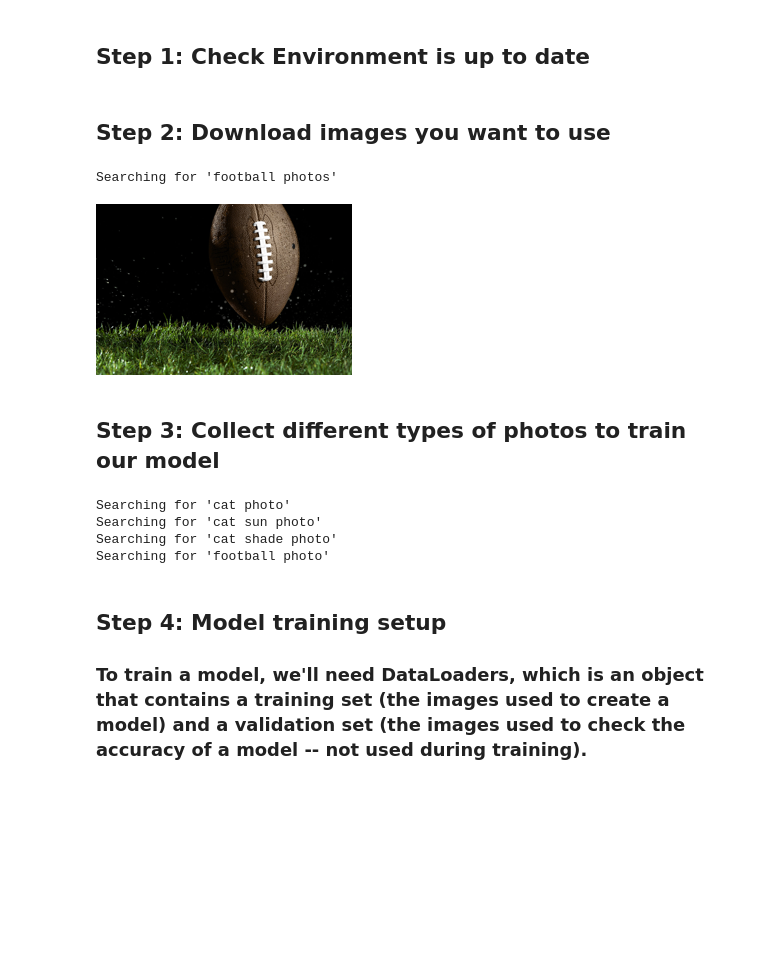
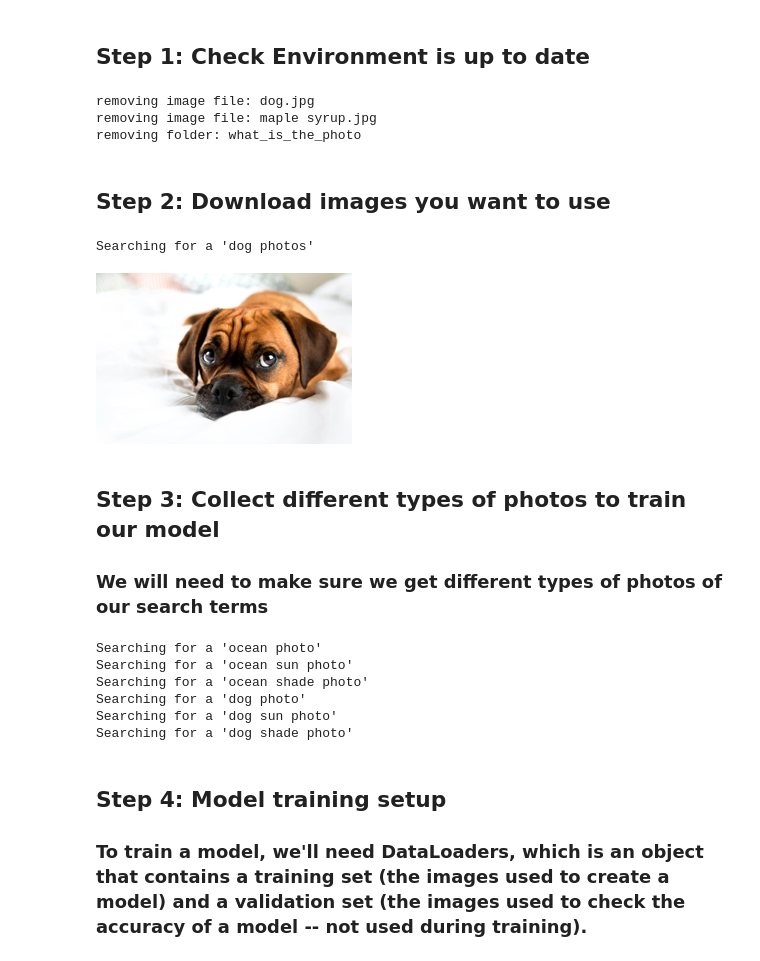
Before and after one commit to tedelman91/image_recognition, a Jupyter notebook: image-recognition.ipynb, the cells around one changed output. Cells and saved outputs as stored; diff of their text form; code cells hidden in the pictures; blank space fills up the shorter version.

```diff
--- a/image-recognition.ipynb
+++ b/image-recognition.ipynb
@@ -8,32 +3,59 @@ serach_term = 'football'
+# %%
+!pip install -Uqq fastai duckduckgo_search
+
+import os, shutil
+
+
+working_dir = os.listdir()
+
+for item in working_dir:
+    if item.endswith(".jpg") and item != "ocean.jpg":
+        print("removing image file: " + str(item))
+        os.remove(item)
+    if str(item) == ("what_is_the_photo"):
+        print("removing folder: " + str(item))
+        shutil.rmtree("what_is_the_photo")
+# %% [output]
+removing image file: dog.jpg
+removing image file: maple syrup.jpg
+removing folder: what_is_the_photo
 # %% [markdown]
 ## Step 2: Download images you want to use
 # %%
 #installs necessary python packages
 from duckduckgo_search import ddg_images
 from fastcore.all import *
 from fastdownload import download_url
 from fastai.vision.all import *
 
+#what photo do we want our model to recognize?
+# serach_term = 'maple syrup'
+# compare_item = 'canadian flag'
+serach_term = 'dog'
+compare_item = 'ocean'
+
 #function that will search duckduckgo for images and return a list containing the photo
 def search_images(term, max_images=30):
-    print(f"Searching for '{term}'")
+    print(f"Searching for a '{term}'")
     return L(ddg_images(term, max_results=max_images)).itemgot('image')
 
 
 urls = search_images(serach_term + ' photos', max_images=1)
 dest = f'{serach_term}.jpg'
 download_url(urls[0], dest, show_progress=False)
 
 #prints photo to concole
 im = Image.open(dest)
 im.to_thumb(256,256)
 # %% [output]
-Searching for 'football photos'
+Searching for a 'dog photos'
-[figure, old version]
+[figure, new version]
 # %% [markdown]
 ## Step 3: Collect different types of photos to train our model
+
+### We will need to make sure we get different types of photos of our search terms
 # %%
-searches = 'cat', serach_term
+searches = compare_item, serach_term
 path = Path('what_is_the_photo')
 from time import sleep
 
@@ -48,10 +70,12 @@ for o in searches:
     sleep(10)
     resize_images(path/o, max_size=400, dest=path/o)
 # %% [output]
-Searching for 'cat photo'
-Searching for 'cat sun photo'
-Searching for 'cat shade photo'
-Searching for 'football photo'
+Searching for a 'ocean photo'
+Searching for a 'ocean sun photo'
+Searching for a 'ocean shade photo'
+Searching for a 'dog photo'
+Searching for a 'dog sun photo'
+Searching for a 'dog shade photo'
 # %% [markdown]
 ## Step 4: Model training setup
 
```
Also changed, not shown: parts of 5 cells of this notebook.
